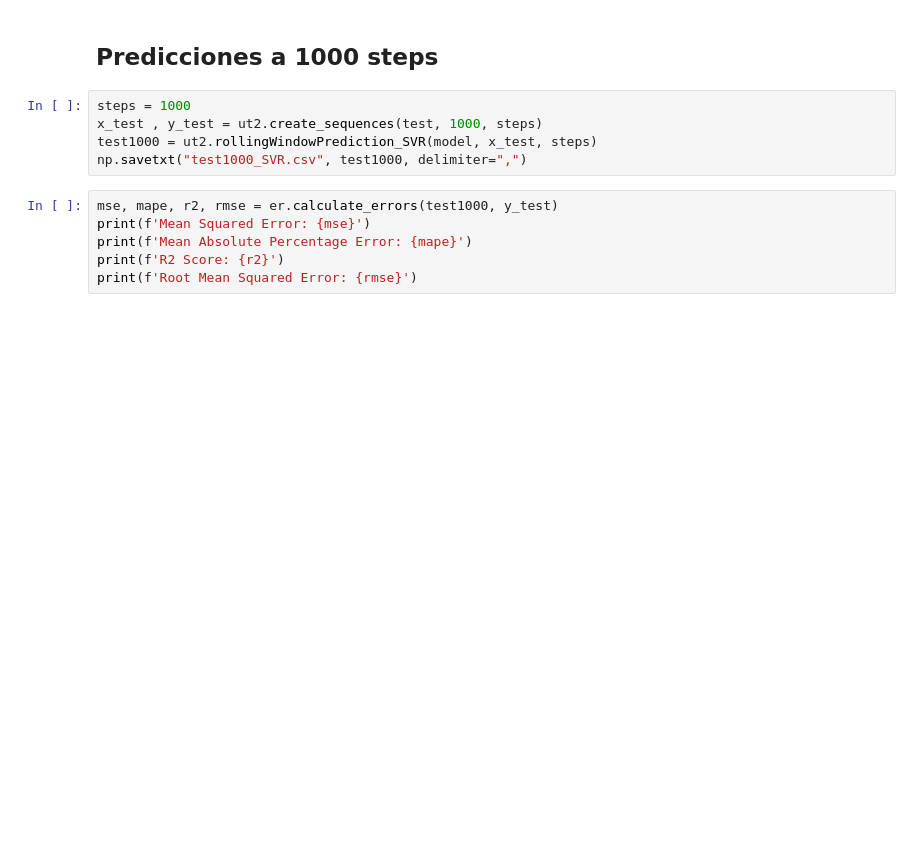
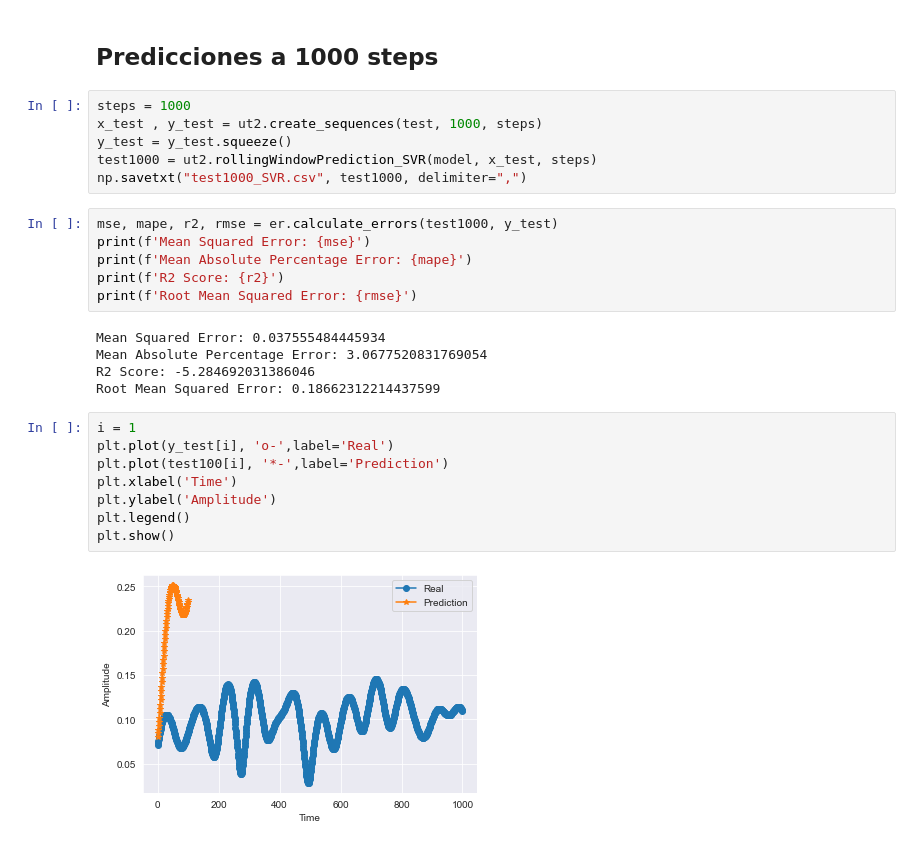
Before and after one commit to consuelorojas/Tesis, a Jupyter notebook: SVR/test_scriptSVR.ipynb, the cells around one changed output. Cells and saved outputs as stored; diff of their text form; blank space fills up the shorter version.

```diff
--- a/SVR/test_scriptSVR.ipynb
+++ b/SVR/test_scriptSVR.ipynb
@@ -164,6 +199,7 @@ print(f'Root Mean Squared Error: {rmse}')
 # %%
 steps = 1000
 x_test , y_test = ut2.create_sequences(test, 1000, steps)
+y_test = y_test.squeeze()
 test1000 = ut2.rollingWindowPrediction_SVR(model, x_test, steps)
 np.savetxt("test1000_SVR.csv", test1000, delimiter=",")
 # %%
@@ -172,3 +208,18 @@ print(f'Mean Squared Error: {mse}')
 print(f'Mean Absolute Percentage Error: {mape}')
 print(f'R2 Score: {r2}')
 print(f'Root Mean Squared Error: {rmse}')
+# %% [output]
+Mean Squared Error: 0.037555484445934
+Mean Absolute Percentage Error: 3.0677520831769054
+R2 Score: -5.284692031386046
+Root Mean Squared Error: 0.18662312214437599
+# %%
+i = 1
+plt.plot(y_test[i], 'o-',label='Real')
+plt.plot(test100[i], '*-',label='Prediction')
+plt.xlabel('Time')
+plt.ylabel('Amplitude')
+plt.legend()
+plt.show()
+# %% [output]
+[figure, added]
```
Also changed, not shown: parts of 10 cells of this notebook, 1 other file.
